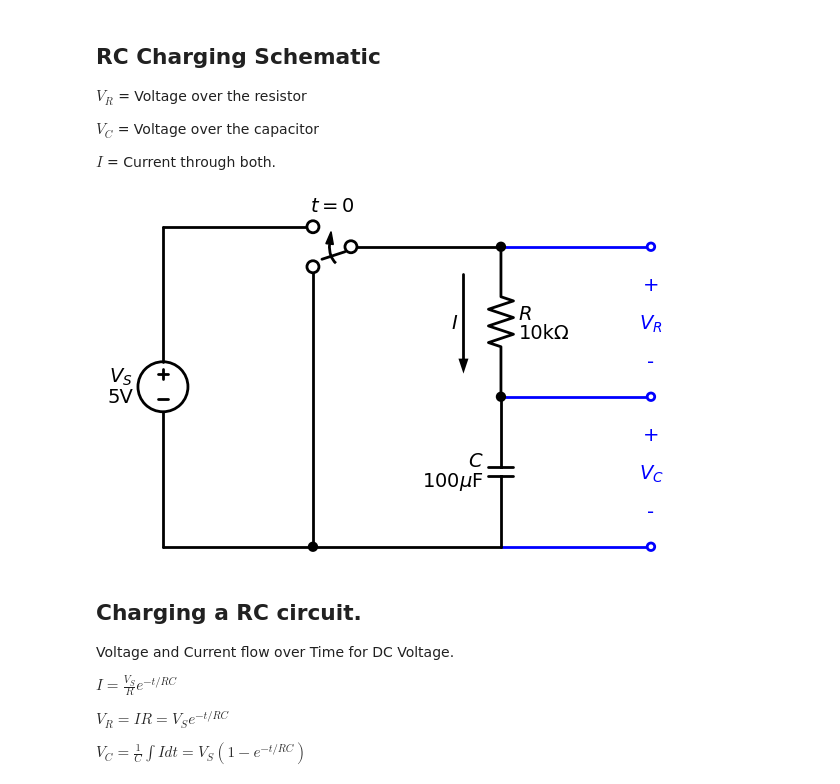
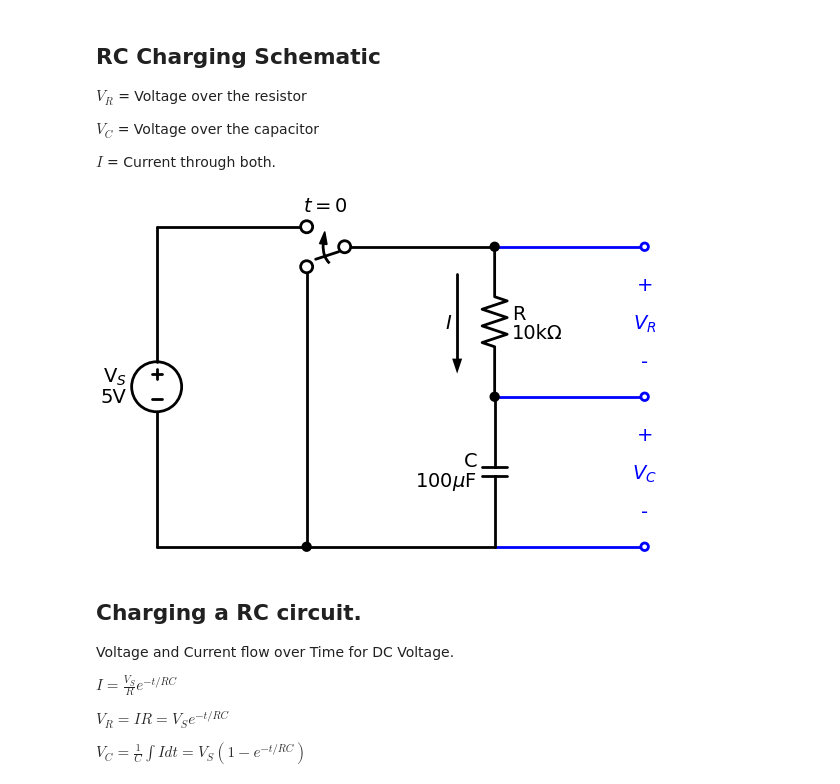
Before and after one commit to lincolngill/Jupyter-Notebooks, a Jupyter notebook: Electronics/RC_Circuit.ipynb, the cells around one changed output. Cells and saved outputs as stored; diff of their text form; code cells hidden in the pictures.

```diff
--- a/Electronics/RC_Circuit.ipynb
+++ b/Electronics/RC_Circuit.ipynb
@@ -9,34 +9,35 @@ $V_C$ = Voltage over the capacitor
 
 $I$ = Current through both.
 # %%
+# RC Circuit Charging Schematic
 %matplotlib inline
 %config InlineBackend.figure_format = 'svg'
 
 import schemdraw
 import schemdraw.elements as elm
 
 with schemdraw.Drawing() as d:
     mc = 'blue'
     b = elm.Line().right()
     s = elm.SwitchSpdt2(action='close').left().anchor('c').label('$t=0$')
     elm.Line().right().dot().at(s.a)
     d.push()
     elm.Line().dot(open=True).color(mc)
     elm.Gap().down().label(['+','$V_R$','-']).dot(open=True).color(mc)
     elm.Gap().label(['+','$V_C$','-']).dot(open=True).color(mc)
     elm.Line().left().color(mc)
     d.pop()
-    r = elm.Resistor().down().label('$R$\n10kΩ', loc='bot').dot()
+    r = elm.Resistor().down().label('R\n10kΩ', loc='bot').dot()
     elm.CurrentLabel(top=False, ofst=0.5).at(r).label('$I$')
     d.push()
     elm.Line().right().color(mc)
     d.pop()
-    elm.Capacitor().label('$C$\n100$\\mu$F')
+    elm.Capacitor().label('C\n100$\\mu$F')
     elm.Line().left().tox(b.start)
-    v = elm.SourceV().toy(b.start).label('$V_S$\n5V')
+    v = elm.SourceV().toy(b.start).label('V$_S$\n5V')
     elm.Line().at(s.b).toy(v.start).dot()
 # %% [output]
-[figure, old version]
+[figure, new version]
 # %% [markdown]
 ## Charging a RC circuit.
 Voltage and Current flow over Time for DC Voltage.
```
Also changed, not shown: parts of 4 cells of this notebook, 1 other file.
